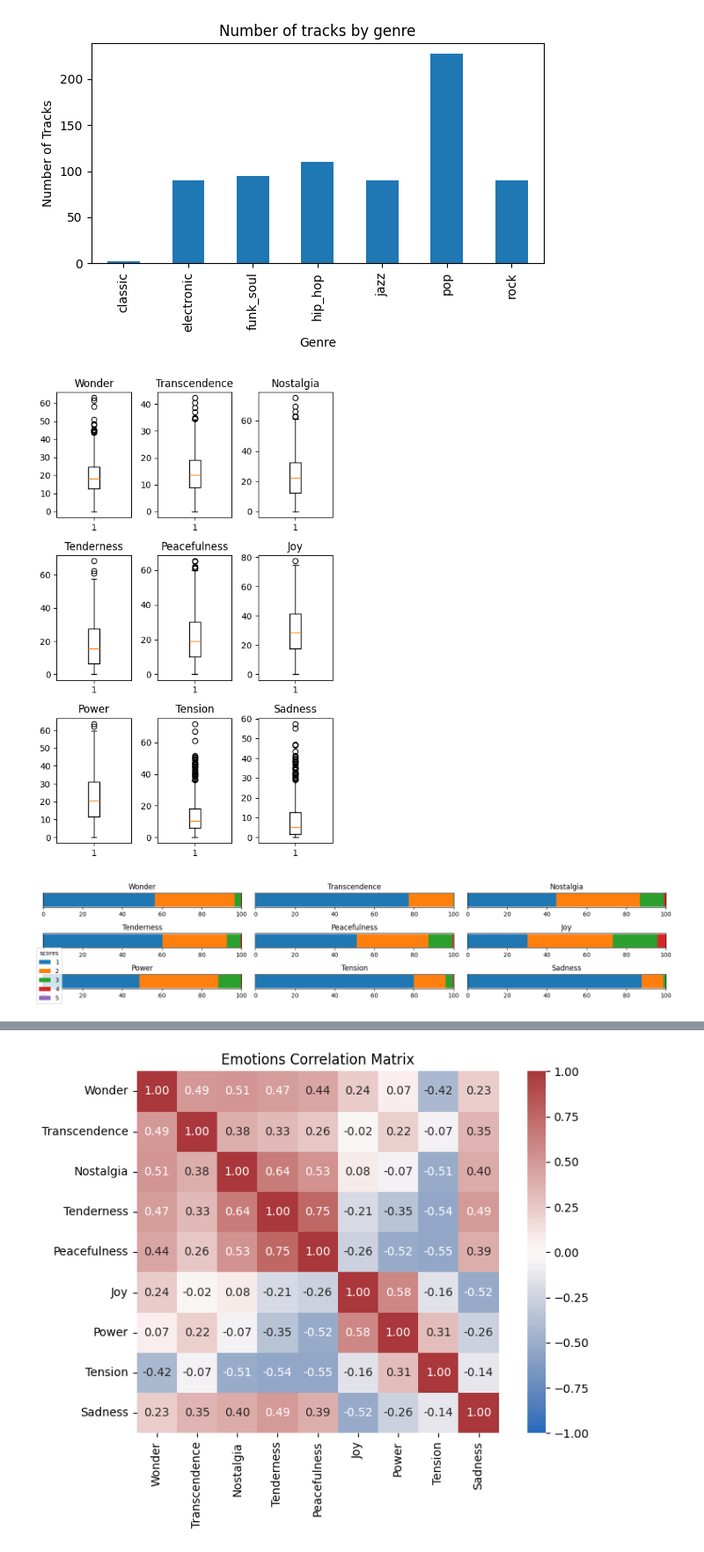
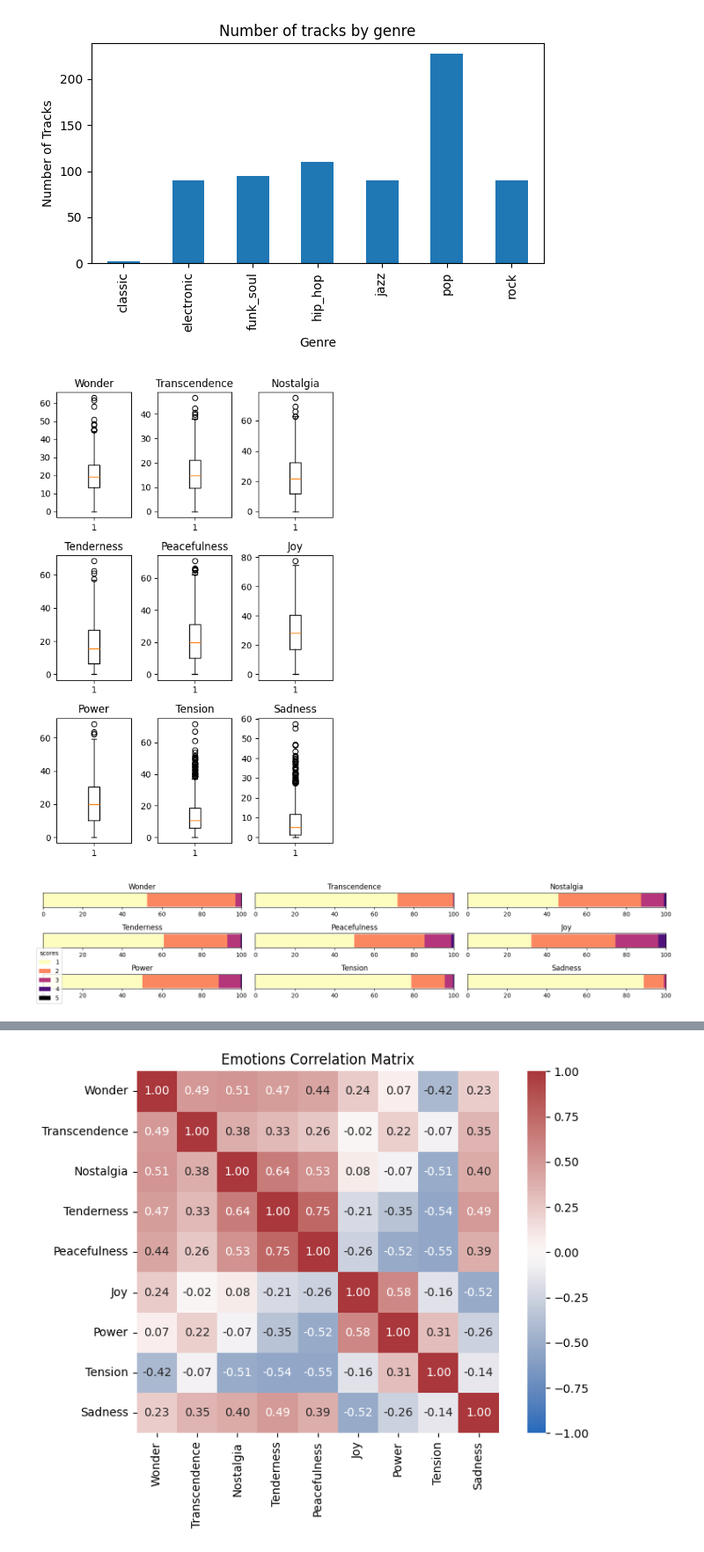
Before and after one commit to Squidez/MJF-GEMS-Annotations, a Jupyter notebook: data analysis.ipynb, the cells around one changed output, grey strips where cells are left out. Shown at 88% size. Drawn from its saved outputs; the diff is of its cells as text; code cells hidden in the pictures.

```diff
--- a/data analysis.ipynb
+++ b/data analysis.ipynb
@@ -9,11 +9,11 @@ from sklearn.model_selection import train_test_split
 import numpy as np
 import os
 # %%
-df = pd.read_csv('EMMA_complete.csv',
+df = pd.read_csv('EMMA_final.csv',
                  delimiter=',',
                  encoding='ANSI',
                  na_values='NA')
-df = df.dropna()
+df['Path'].dropna()
 df.head()
 # %% [output]
 |  | Unnamed: 0 | artist | title | Wonder | Transcendence | Nostalgia | Tenderness | Peacefulness | Joy | ... |
@@ -65,42 +83,42 @@ recoded_quantile_df.head()
 df = pd.read_csv('EMMA_complete.csv',
                  delimiter=',',
                  encoding='ANSI',
-                 na_values='NA').dropna()
+                 na_values='NA')
 
 classic = pd.read_csv('EMMA_classic.csv',
                  delimiter=',',
                  encoding='ANSI',
-                 na_values='NA').dropna()
+                 na_values='NA')
 
 electronic = pd.read_csv('EMMA_electronic.csv',
                  delimiter=',',
                  encoding='ANSI',
-                 na_values='NA').dropna()
+                 na_values='NA')
 
 funk_soul = pd.read_csv('EMMA_funk_soul.csv',
                  delimiter=',',
                  encoding='ANSI',
-                 na_values='NA').dropna()
+                 na_values='NA')
 
 hip_hop = pd.read_csv('EMMA_hip_hop.csv',
                  delimiter=',',
                  encoding='ANSI',
-                 na_values='NA').dropna()
+                 na_values='NA')
 
 jazz = pd.read_csv('EMMA_jazz.csv',
                  delimiter=',',
                  encoding='ANSI',
-                 na_values='NA').dropna()
+                 na_values='NA')
 
 pop = pd.read_csv('EMMA_pop.csv',
                  delimiter=',',
                  encoding='ANSI',
-                 na_values='NA').dropna()
+                 na_values='NA')
 
 rock = pd.read_csv('EMMA_rock.csv',
                  delimiter=',',
                  encoding='ANSI',
-                 na_values='NA').dropna()
+                 na_values='NA')
 
 
 df["genre"] = df["Spotify ID"].map(
@@ -114,7 +132,7 @@ df["genre"] = df["Spotify ID"].map(
               else ""
     )
 
-df.to_csv('emma_spotify.csv')
+df.to_csv('emma_final.csv')
 
 df.head()
 # %% [output]
@@ -155,40 +173,47 @@ for i, emo in enumerate(emotions_col):
 plt.tight_layout()
 plt.show()
 # %% [output]
-[figure, old version]
+[figure, new version]
 # %%
 scores = [1, 2, 3, 4, 5]
+cmap = plt.cm.magma_r
+colors = cmap(np.linspace(0, 1, len(scores)))
 
 fig, axs = plt.subplots(3, 3, figsize=(15, 3), sharey=True)
 axs = axs.flatten()
 
 
 for i, col in enumerate(emotions_col):
 
     pct = (
         recoded_lin_df[col]
         .value_counts(normalize=True)
         .reindex(scores, fill_value=0)
         * 100
     )
 
     bottom = 0
-    for score in scores:
-        axs[i].barh(0, pct[score], left=bottom)
+    for score, color in zip(scores, colors):
+        axs[i].barh(
+            0,
+            pct[score],
+            left=bottom,
+            color=color
+        )
         bottom += pct[score]
 
     axs[i].set_title(col)
     axs[i].set_xlim(0,100)
     axs[i].set_yticks([])
     # axs[i].set_ylim(0, 100)
 
 # axs[0].set_xlabel("Percentage (%)")
 # axs[0].legend(title="Score", ncol=5, bbox_to_anchor=(0, -0.25), loc="best")
 
 plt.figlegend(title = 'scores', labels = [1,2,3,4,5], loc=3)
 
 plt.tight_layout()
 plt.show()
 # %% [output]
-[figure, old version]
+[figure, new version]
 # %%
```
Also changed, not shown: parts of 13 cells of this notebook, 5 other files.
